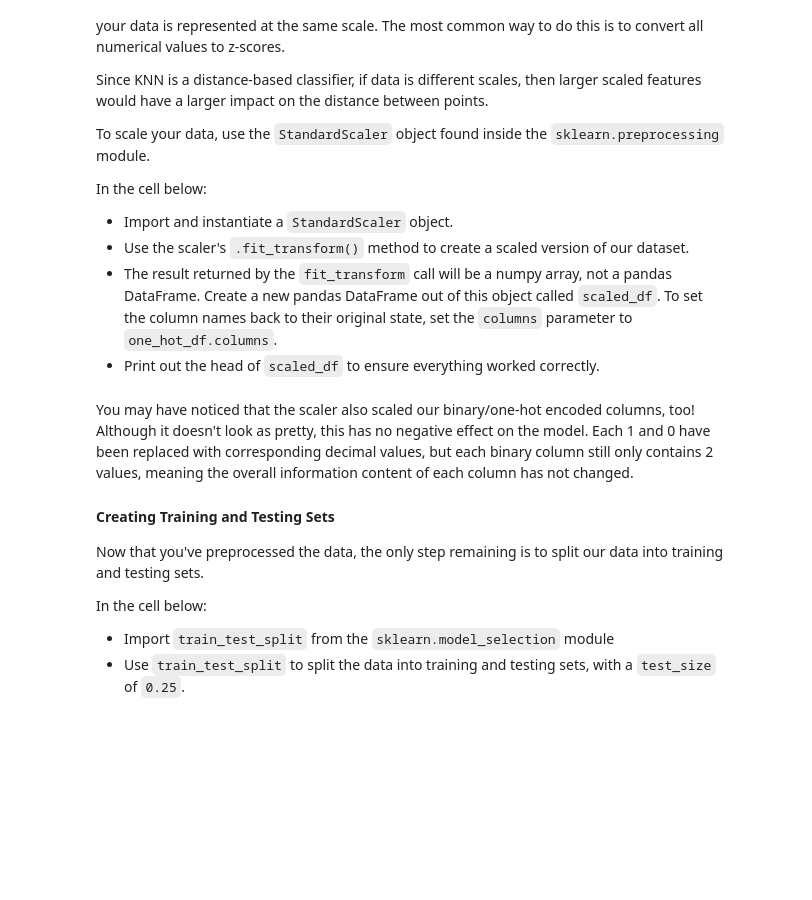
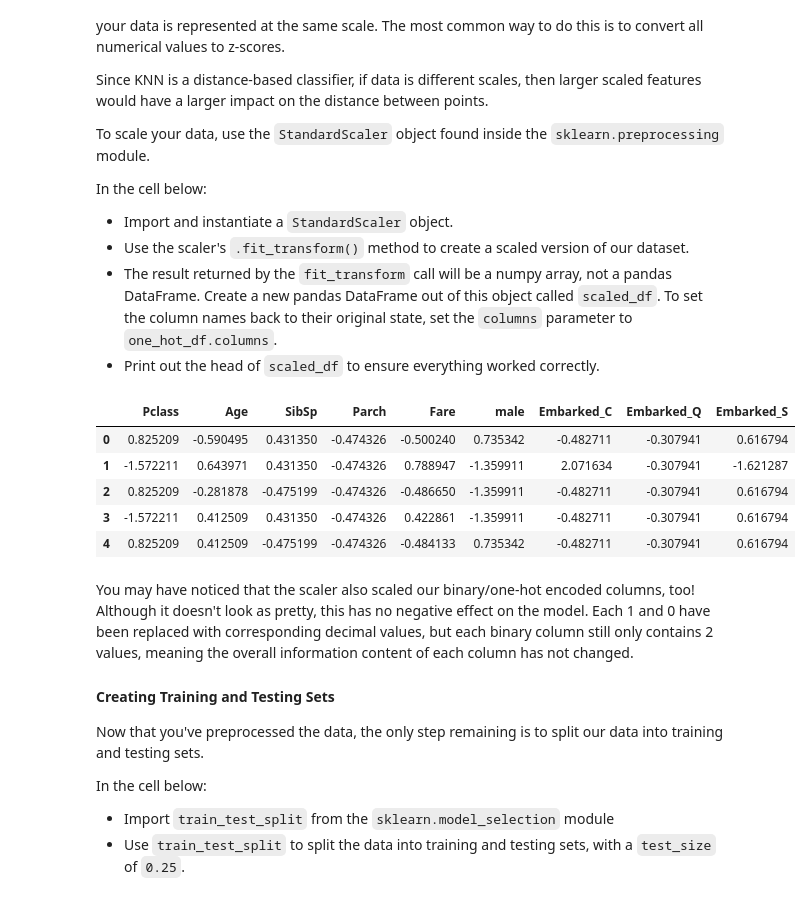
Before and after one commit to magnawhale/dsc-knn-with-scikit-learn-lab-online-ds-ft-051319, a Jupyter notebook: index.ipynb, the cells around one changed output. Cells and saved outputs as stored; diff of their text form; code cells hidden in the pictures; blank space fills up the shorter version.

```diff
--- a/index.ipynb
+++ b/index.ipynb
@@ -79,12 +144,19 @@ In the cell below:
 # %%
 # Dont forget to import the necessary packages!
 from sklearn.preprocessing import StandardScaler
 
-scaler = None
-scaled_data = None
+scaler = StandardScaler()
+scaled_data = scaler.fit_transform(df)
 
-scaled_df = None
+scaled_df = pd.DataFrame(scaled_data, columns=df.columns)
 scaled_df.head()
+# %% [output]
+|  | Pclass | Age | SibSp | Parch | Fare | male | Embarked_C | Embarked_Q | Embarked_S |
+| 0 | 0.825209 | -0.590495 | 0.431350 | -0.474326 | -0.500240 | 0.735342 | -0.482711 | -0.307941 | 0.616794 |
+| 1 | -1.572211 | 0.643971 | 0.431350 | -0.474326 | 0.788947 | -1.359911 | 2.071634 | -0.307941 | -1.621287 |
+| 2 | 0.825209 | -0.281878 | -0.475199 | -0.474326 | -0.486650 | -1.359911 | -0.482711 | -0.307941 | 0.616794 |
+| 3 | -1.572211 | 0.412509 | 0.431350 | -0.474326 | 0.422861 | -1.359911 | -0.482711 | -0.307941 | 0.616794 |
+| 4 | 0.825209 | 0.412509 | -0.475199 | -0.474326 | -0.484133 | 0.735342 | -0.482711 | -0.307941 | 0.616794 |
 # %% [markdown]
 You may have noticed that the scaler also scaled our binary/one-hot encoded columns, too! Although it doesn't look as pretty, this has no negative effect on the model. Each 1 and 0 have been replaced with corresponding decimal values, but each binary column still only contains 2 values, meaning the overall information content of each column has not changed.
 
```
Also changed, not shown: parts of 21 cells of this notebook.
